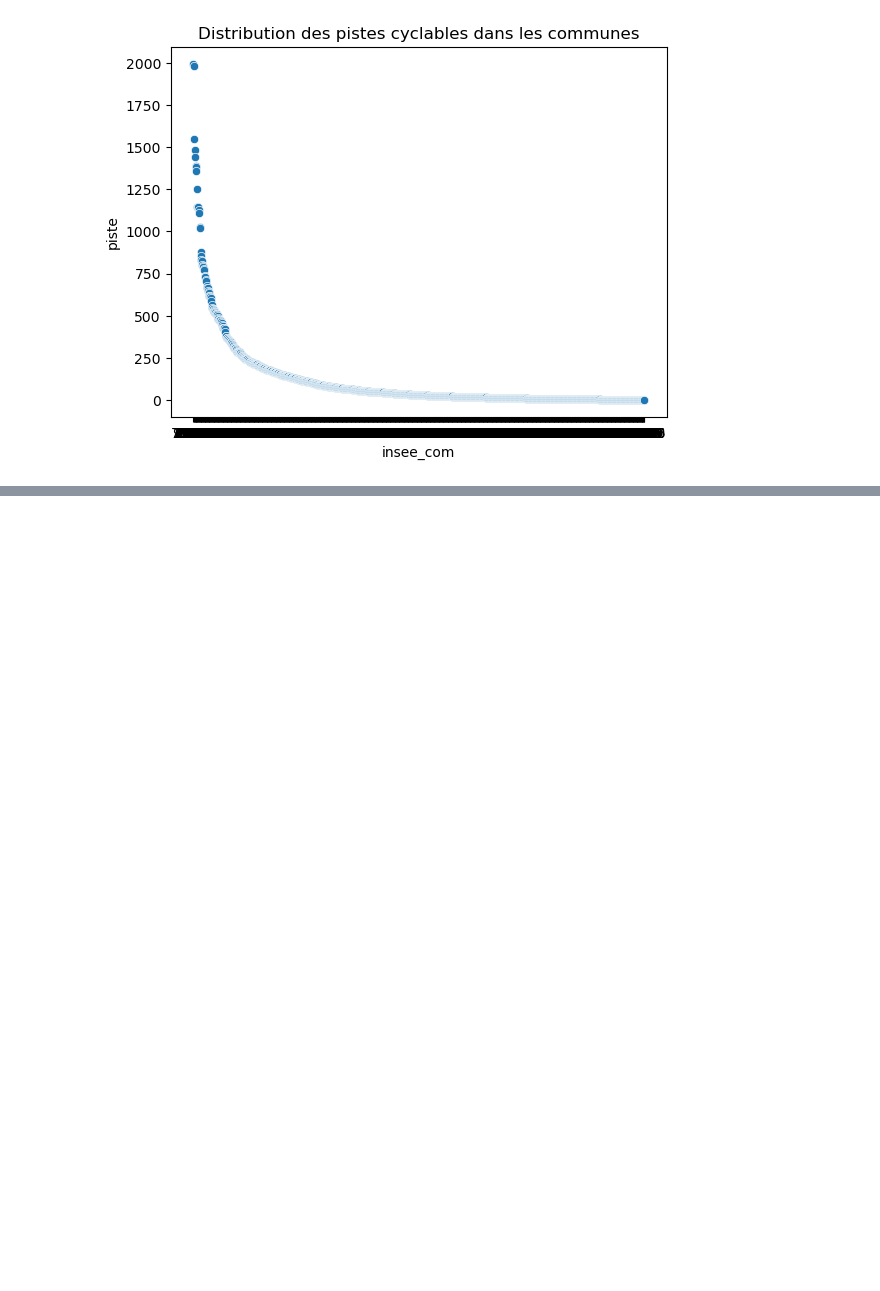
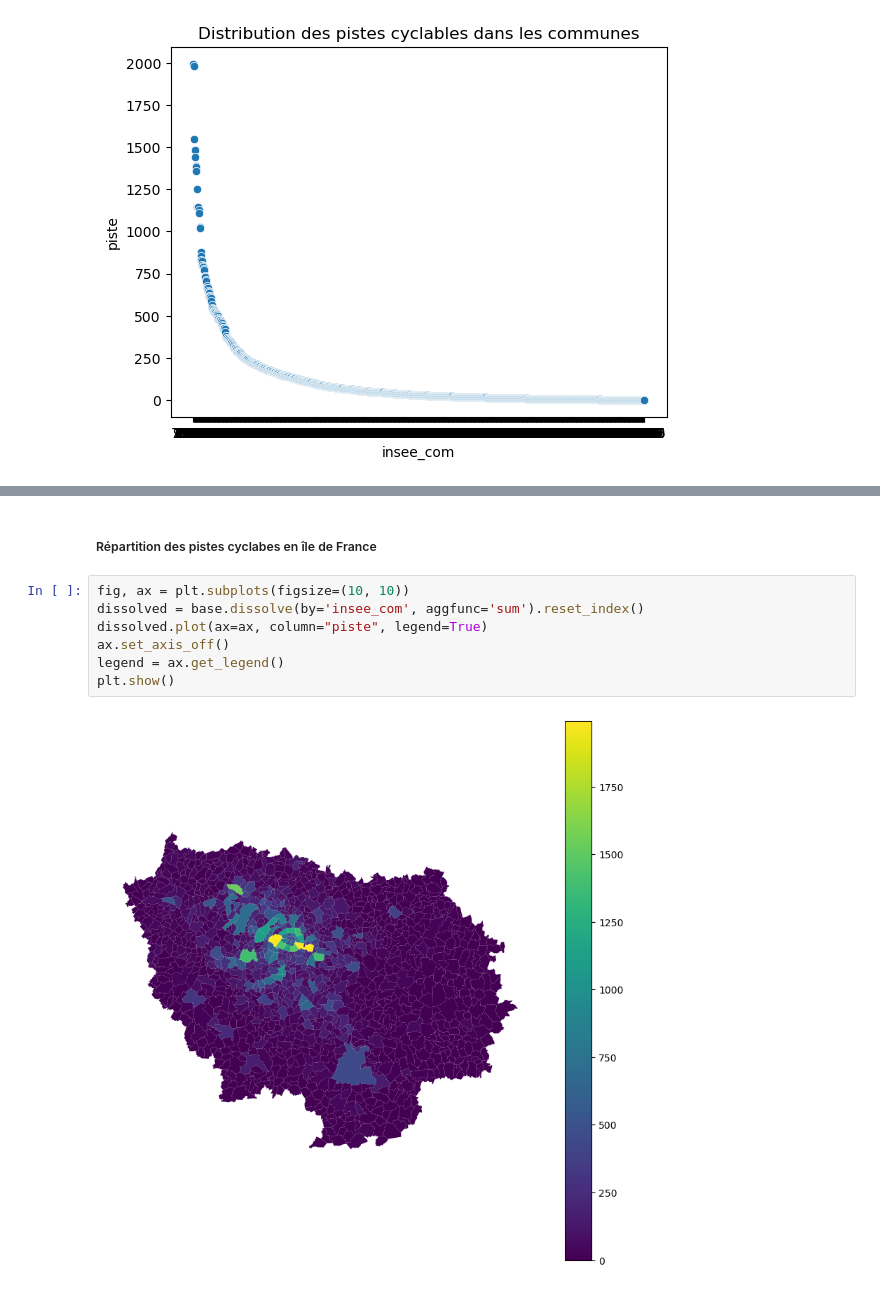
Before and after one commit to christellenguenang/Projet_Catherine_Christelle, a Jupyter notebook: Analyse descriptives.ipynb, the cells around one changed output, grey strips where cells are left out. Saved outputs shown, nothing was run; the diff lists cells and outputs as text; blank space fills up the shorter version.

```diff
--- a/Analyse descriptives.ipynb
+++ b/Analyse descriptives.ipynb
@@ -159,0 +200,11 @@ AttributeError: 'DataFrame' object has no attribute 'dissolve'
+# %% [markdown]
+##### Répartition des pistes cyclabes en île de France
+# %%
+fig, ax = plt.subplots(figsize=(10, 10))
+dissolved = base.dissolve(by='insee_com', aggfunc='sum').reset_index()
+dissolved.plot(ax=ax, column="piste", legend=True)
+ax.set_axis_off()
+legend = ax.get_legend()
+plt.show()
+# %% [output]
+[figure, added]
```
Also changed, not shown: parts of 22 cells of this notebook.
